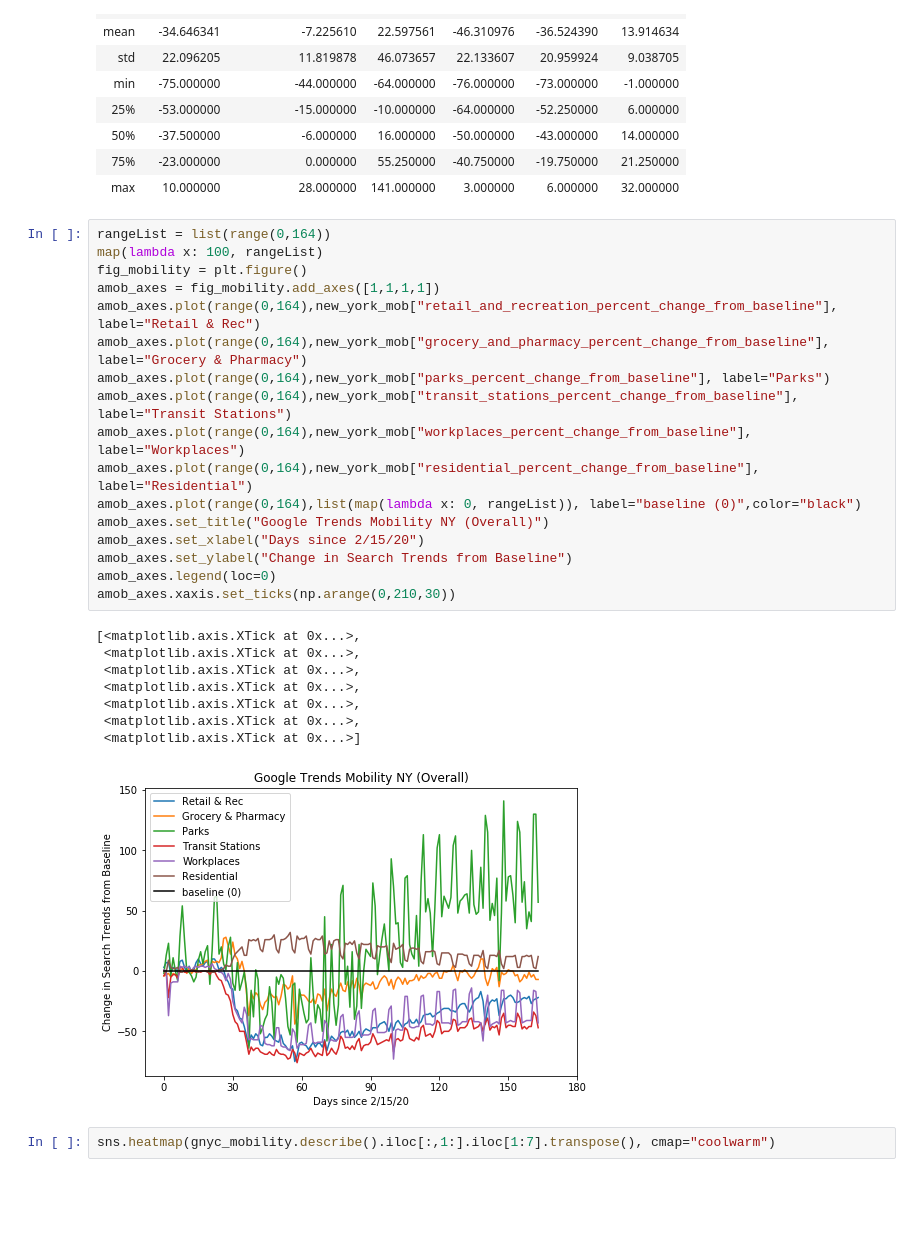
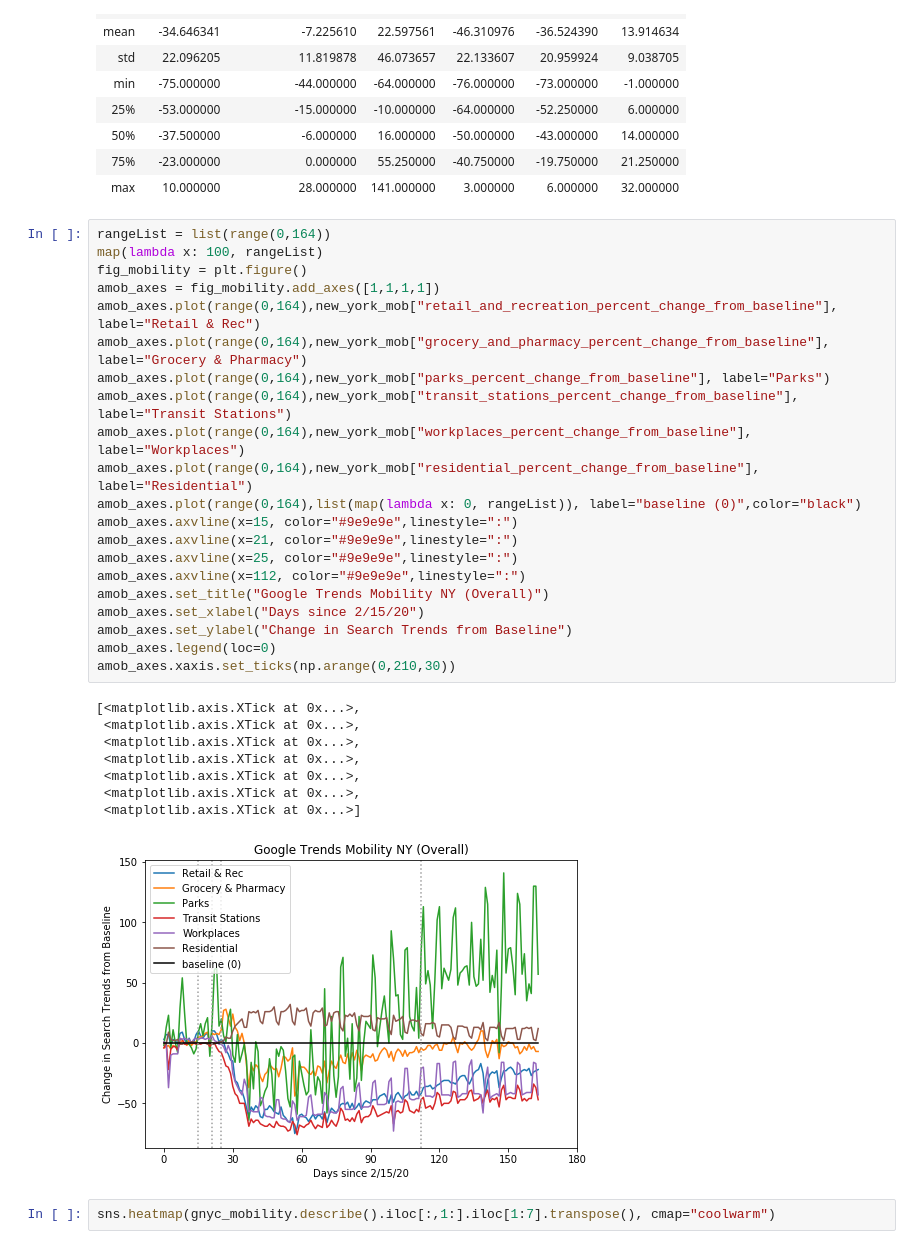
Before and after one commit to rcheng11/sr2020, a Jupyter notebook: Charts and Data.ipynb, the cells around one changed output. Saved outputs shown, nothing was run; the diff lists cells and outputs as text; blank space fills up the shorter version.

```diff
--- a/Charts and Data.ipynb
+++ b/Charts and Data.ipynb
@@ -124,29 +129,33 @@ new_york_mob.rename(columns={"retail_and_recreation_percent_change_from_baseline
 # %%
 rangeList = list(range(0,164))
 map(lambda x: 100, rangeList)
 fig_mobility = plt.figure()
 amob_axes = fig_mobility.add_axes([1,1,1,1])
 amob_axes.plot(range(0,164),new_york_mob["retail_and_recreation_percent_change_from_baseline"], label="Retail & Rec")
 amob_axes.plot(range(0,164),new_york_mob["grocery_and_pharmacy_percent_change_from_baseline"], label="Grocery & Pharmacy")
 amob_axes.plot(range(0,164),new_york_mob["parks_percent_change_from_baseline"], label="Parks")
 amob_axes.plot(range(0,164),new_york_mob["transit_stations_percent_change_from_baseline"], label="Transit Stations")
 amob_axes.plot(range(0,164),new_york_mob["workplaces_percent_change_from_baseline"], label="Workplaces")
 amob_axes.plot(range(0,164),new_york_mob["residential_percent_change_from_baseline"], label="Residential")
 amob_axes.plot(range(0,164),list(map(lambda x: 0, rangeList)), label="baseline (0)",color="black")
+amob_axes.axvline(x=15, color="#9e9e9e",linestyle=":")
+amob_axes.axvline(x=21, color="#9e9e9e",linestyle=":")
+amob_axes.axvline(x=25, color="#9e9e9e",linestyle=":")
+amob_axes.axvline(x=112, color="#9e9e9e",linestyle=":")
 amob_axes.set_title("Google Trends Mobility NY (Overall)")
 amob_axes.set_xlabel("Days since 2/15/20")
 amob_axes.set_ylabel("Change in Search Trends from Baseline")
 amob_axes.legend(loc=0)
 amob_axes.xaxis.set_ticks(np.arange(0,210,30))
 # %% [output]
 [<matplotlib.axis.XTick at 0x...>,
  <matplotlib.axis.XTick at 0x...>,
  <matplotlib.axis.XTick at 0x...>,
  <matplotlib.axis.XTick at 0x...>,
  <matplotlib.axis.XTick at 0x...>,
  <matplotlib.axis.XTick at 0x...>,
  <matplotlib.axis.XTick at 0x...>]
-[figure, old version]
+[figure, new version]
 # %%
 sns.heatmap(gnyc_mobility.describe().iloc[:,1:].iloc[1:7].transpose(), cmap="coolwarm")
 # %% [output]
```
Also changed, not shown: parts of 22 cells of this notebook.
